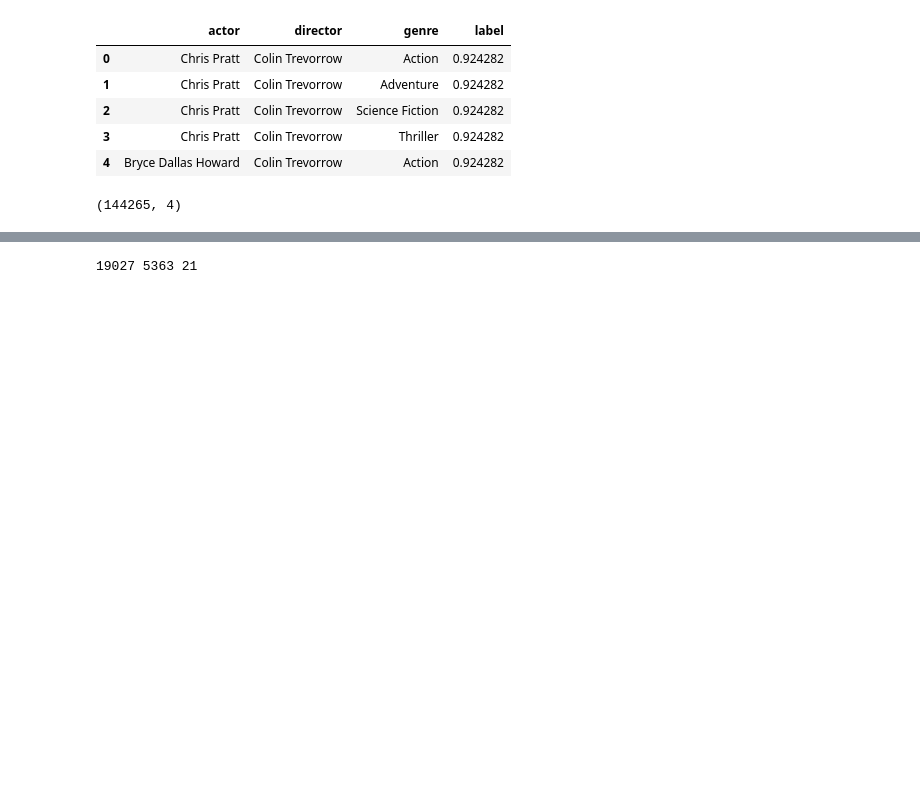
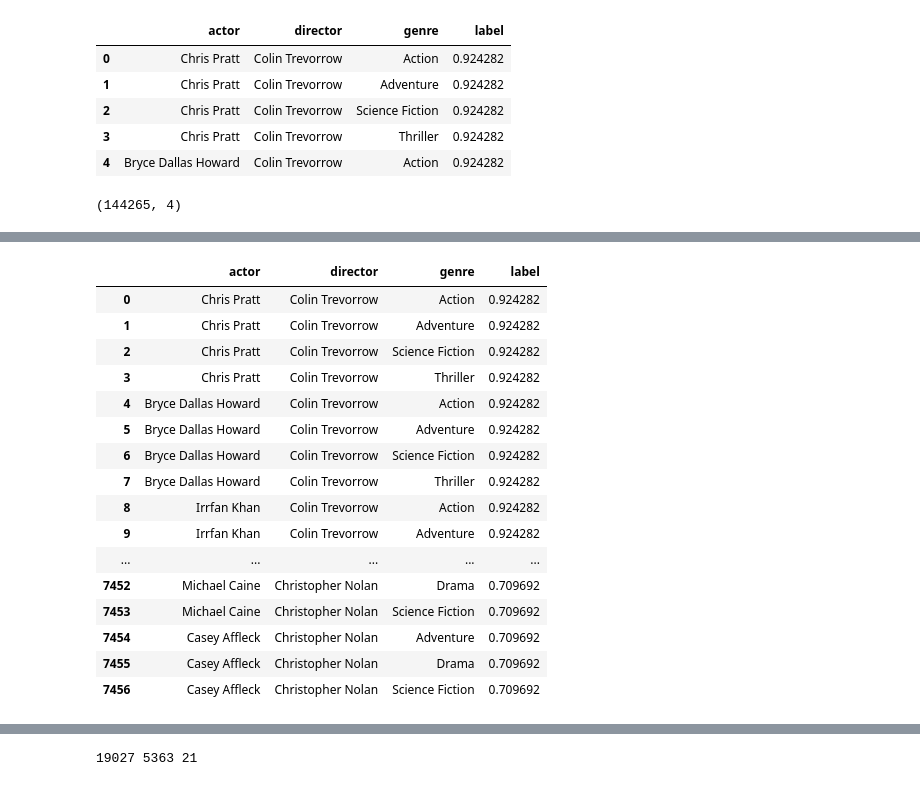
Before and after one commit to Entro01/ML, a Jupyter notebook: hit-or-flop.ipynb, the cells around one changed output, grey strips where cells are left out. Saved outputs shown, nothing was run; the diff lists cells and outputs as text; code cells hidden in the pictures; blank space fills up the shorter version.

```diff
--- a/hit-or-flop.ipynb
+++ b/hit-or-flop.ipynb
@@ -276,3 +281,23 @@ df.shape
+# %%
+df.loc[df['label'] > 0.5]
+# %% [output]
+|  | actor | director | genre | label |
+| 0 | Chris Pratt | Colin Trevorrow | Action | 0.924282 |
+| 1 | Chris Pratt | Colin Trevorrow | Adventure | 0.924282 |
+| 2 | Chris Pratt | Colin Trevorrow | Science Fiction | 0.924282 |
+| 3 | Chris Pratt | Colin Trevorrow | Thriller | 0.924282 |
+| 4 | Bryce Dallas Howard | Colin Trevorrow | Action | 0.924282 |
+| 5 | Bryce Dallas Howard | Colin Trevorrow | Adventure | 0.924282 |
+| 6 | Bryce Dallas Howard | Colin Trevorrow | Science Fiction | 0.924282 |
+| 7 | Bryce Dallas Howard | Colin Trevorrow | Thriller | 0.924282 |
+| 8 | Irrfan Khan | Colin Trevorrow | Action | 0.924282 |
+| 9 | Irrfan Khan | Colin Trevorrow | Adventure | 0.924282 |
+| ... | ... | ... | ... | ... |
+| 7452 | Michael Caine | Christopher Nolan | Drama | 0.709692 |
+| 7453 | Michael Caine | Christopher Nolan | Science Fiction | 0.709692 |
+| 7454 | Casey Affleck | Christopher Nolan | Adventure | 0.709692 |
+| 7455 | Casey Affleck | Christopher Nolan | Drama | 0.709692 |
+| 7456 | Casey Affleck | Christopher Nolan | Science Fiction | 0.709692 |
 # %%
 # encoding the categorical values
 
```
Also changed, not shown: parts of 7 cells of this notebook.
